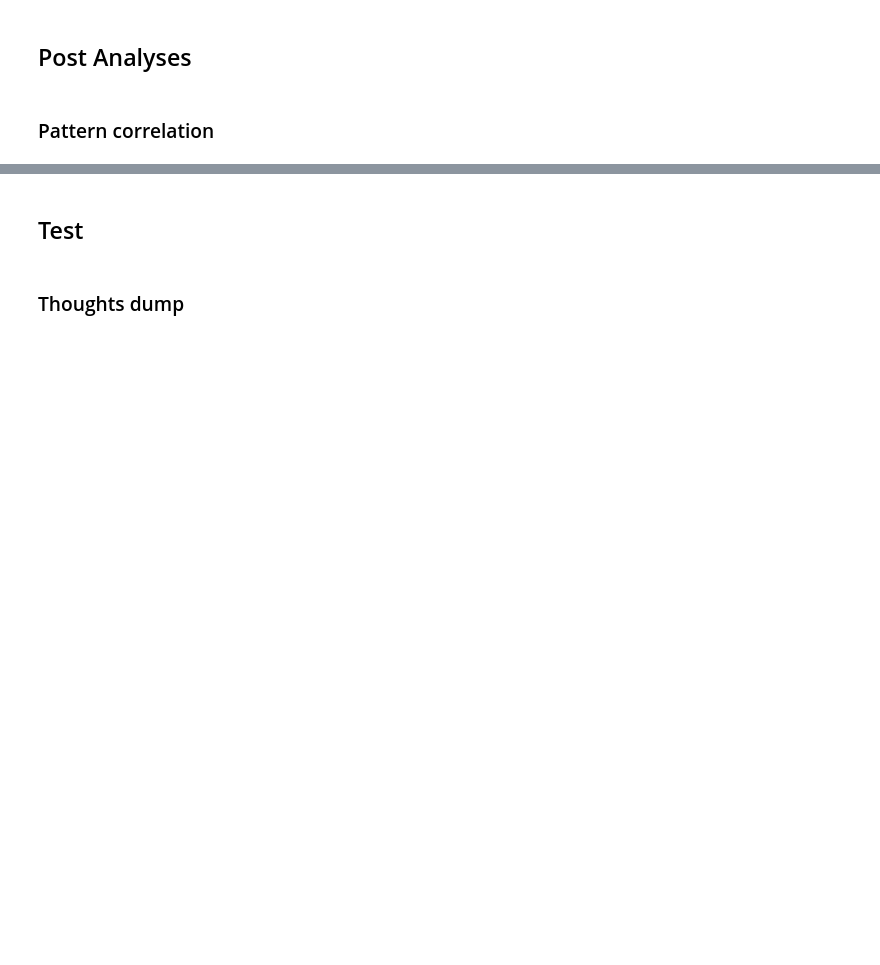
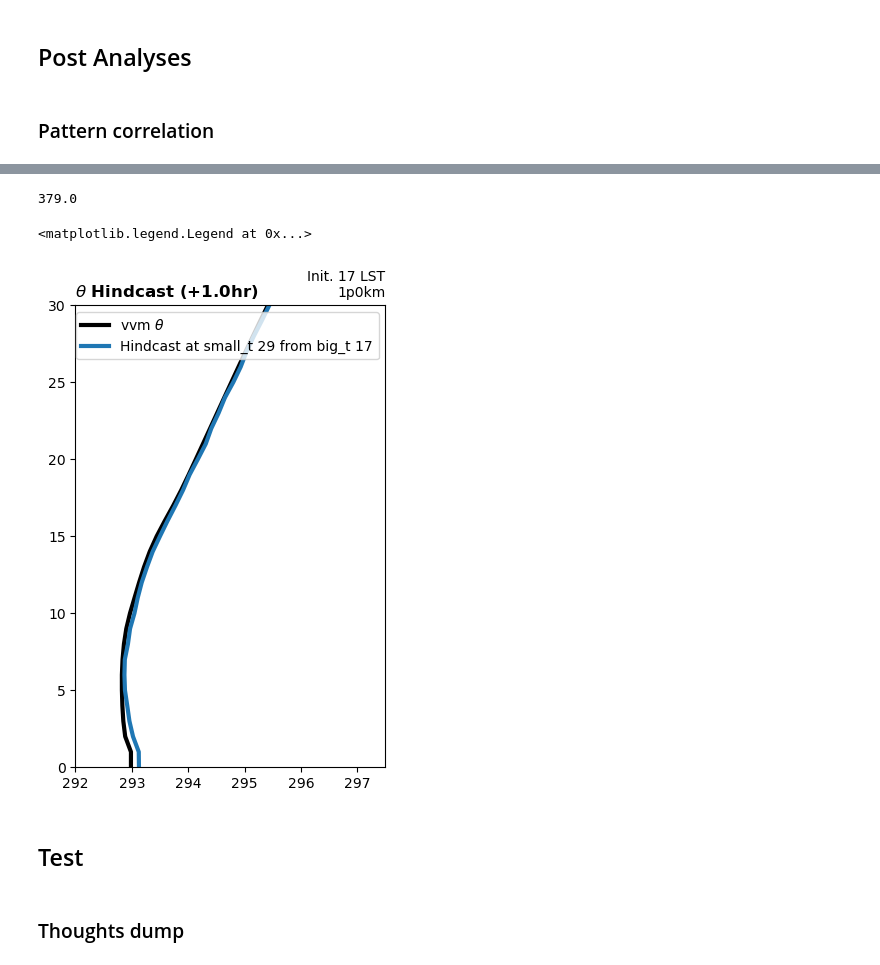
Before and after one commit to Stacy-Guo227/2024_CloudDynamics, a Jupyter notebook: CODE/all_lu_cnn1.ipynb, the cells around one changed output, grey strips where cells are left out. Saved outputs shown, nothing was run; the diff lists cells and outputs as text; code cells hidden in the pictures; blank space fills up the shorter version.

```diff
--- a/CODE/all_lu_cnn1.ipynb
+++ b/CODE/all_lu_cnn1.ipynb
@@ -412,0 +484,9 @@ Plot_lu_metrics_box(dict_patt_corr_lu)
+# %%
+lu_demo = 'gb'
+model_gb= load_model(model_demo, f'/home/ch995334/2024ClDyn/TemporaryData/Model/all_lu_cnn1/{lu_demo}')
+gb_data_dict = np.load(f'/home/ch995334/2024ClDyn/TemporaryData/ModelData/all_lu_cnn1/{lu_demo}.npy', allow_pickle=True).item()
+gb_hcast_list= hindcast(model=model_gb, device=device,
+                        norm_x=gb_data_dict['th_norm'], unnorm_theta=gb_data_dict['th_all_sd'],
+                        th_diff_max=gb_data_dict['th_diff_max'], th_diff_min=gb_data_dict['th_diff_min'],
+                        th_max=gb_data_dict['th_max'], th_min=gb_data_dict['th_min'],
+                        predict_tsteps=30)  # rollout 1hr (30 steps of output)
@@ -413,3 +520,36 @@ Plot_lu_metrics_box(dict_patt_corr_lu)
+# %%
+1137/3
+# %% [output]
+379.0
+# %%
+small_t = 29
+big_t   = 17
+predict_tsteps=30
+# for big_t in range(0, gb_data_dict['th_all_sd'].shape[0], predict_tsteps):
+#     for small_t in range(predict_tsteps):
+#         if big_t+small_t<=gb_data_dict['th_all_sd'].shape[0]:
+#             plt.figure(figsize=(4, 6))
+#             print(big_t+small_t)
+#             plt.plot(gb_data_dict['th_all_sd'][big_t+small_t, 0, :], np.arange(75), label=fr'vvm $\theta$')
+#             plt.plot(gb_hcast_list[big_t+small_t][0, :], np.arange(75),
+#                      label=f'Hindcast at small_t {small_t} from big_t {big_t}')
+#             plt.legend()
+
+# sd_list = ['1p0km', '1p5km', '2p0km']
+# day1_ts = 1137/3
+
+fig, ax = plt.subplots(figsize=(4, 6))
+ax.plot(gb_data_dict['th_all_sd'][big_t*30+small_t, 0, :], np.arange(75), 'k', linewidth=3, label=fr'vvm $\theta$')
+ax.plot(gb_hcast_list[big_t*30+small_t][0, :], np.arange(75), 'tab:blue', linewidth=3,
+         label=f'Hindcast at small_t {small_t} from big_t {big_t}')
+ax.set_xlim(292, 297.5)
+ax.set_ylim(0, 30)
+ax.set_title(fr'$\theta$ Hindcast (+1.0hr)', loc='left', fontweight='bold', fontsize=12)
+ax.set_title(f'Init. {big_t} LST\n1p0km', loc='right', fontsize=10)
+ax.legend()
+# %% [output]
+<matplotlib.legend.Legend at 0x...>
+[figure, added]
 # %% [markdown]
 ## Test
 # %% [markdown]
```
Also changed, not shown: parts of 18 cells of this notebook.
